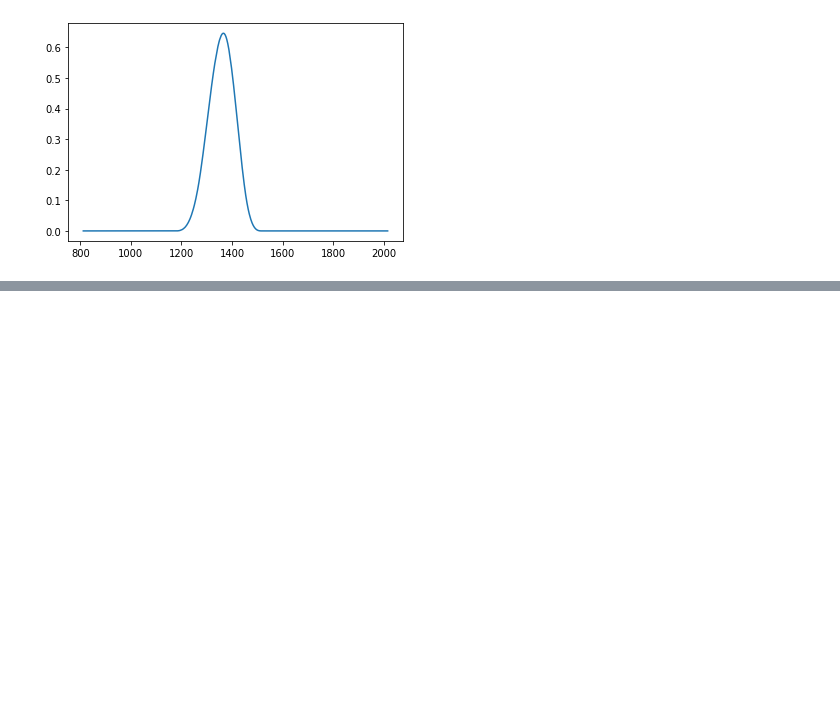
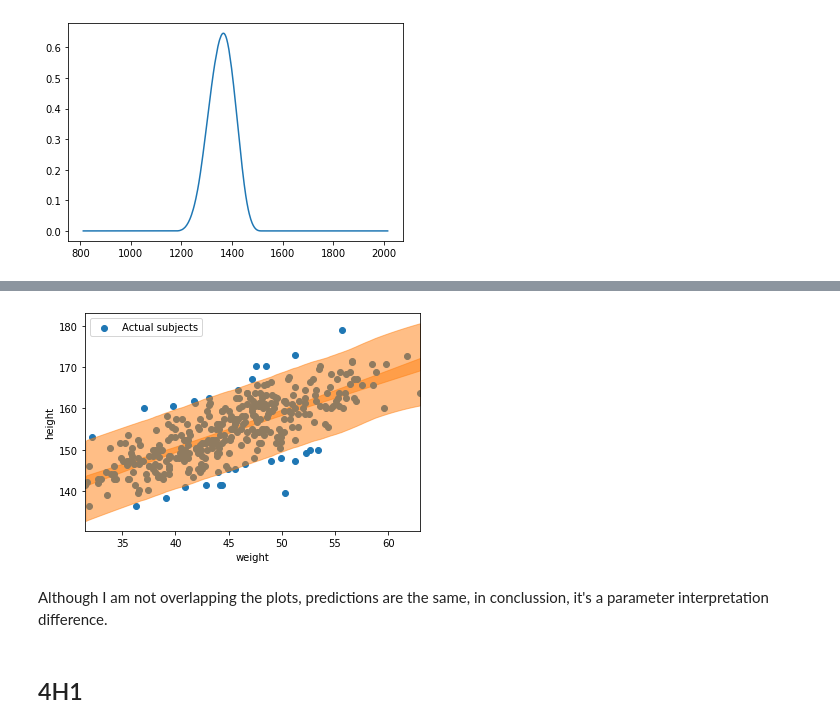
Before and after one commit to ciguaran/statistical_rethinking, a Jupyter notebook: Chapter 4.ipynb, the cells around one changed output, grey strips where cells are left out. Saved outputs shown, nothing was run; the diff lists cells and outputs as text; code cells hidden in the pictures; blank space fills up the shorter version.

```diff
--- a/Chapter 4.ipynb
+++ b/Chapter 4.ipynb
@@ -505,0 +577,3 @@ plt.plot(cb.year, (B[:, 5]))
+# %%
+plot_diagnosis(adults, model_without_centering, trace_without_centering, False)
+# %% [output]
@@ -505,0 +581,5 @@ plt.plot(cb.year, (B[:, 5]))
+[figure, added]
+# %% [markdown]
+Although I am not overlapping the plots, predictions are the same, in conclussion, it's a parameter interpretation difference.
+# %% [markdown]
+## 4H1
```
Also changed, not shown: parts of 54 cells of this notebook, 1 other file.
